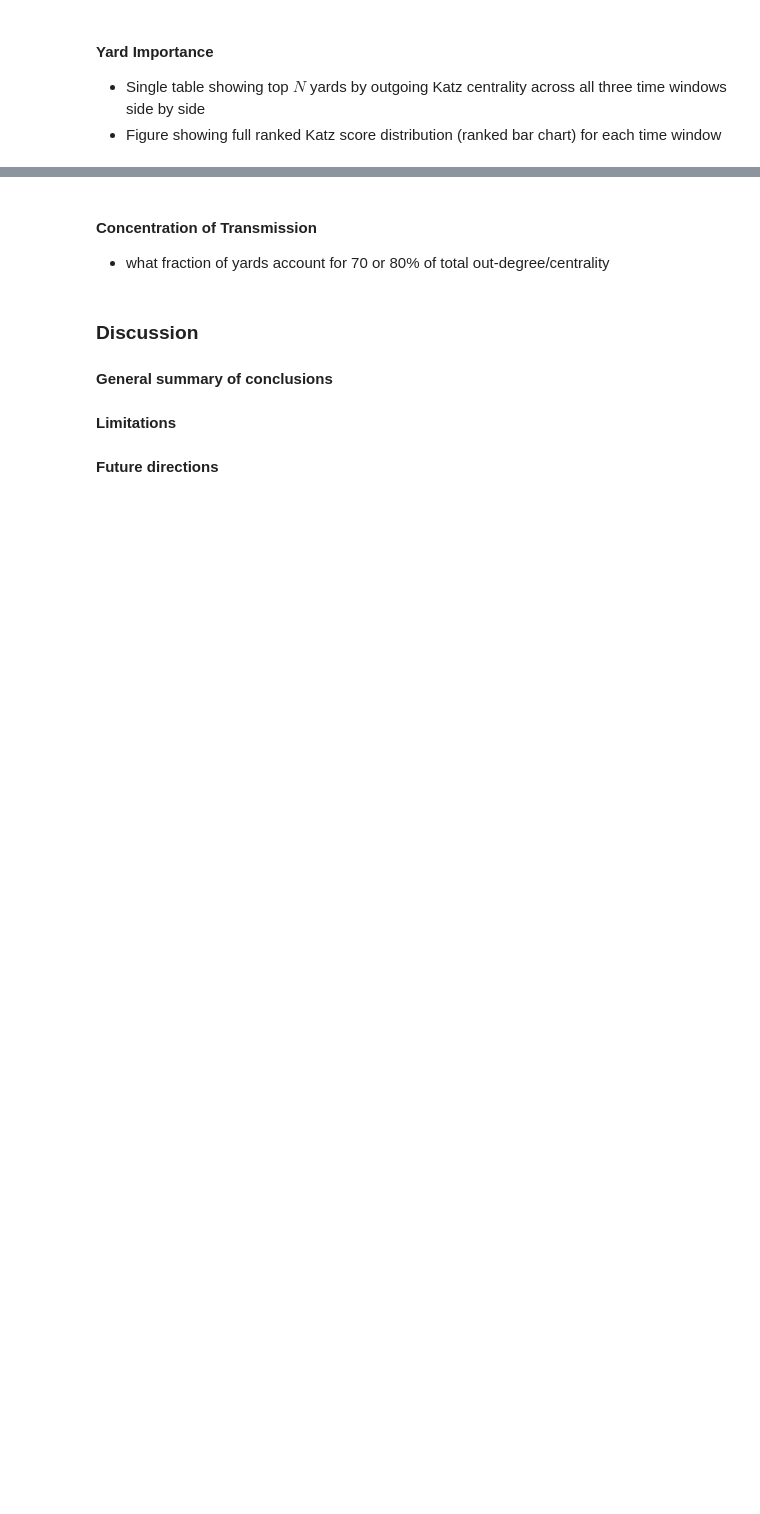
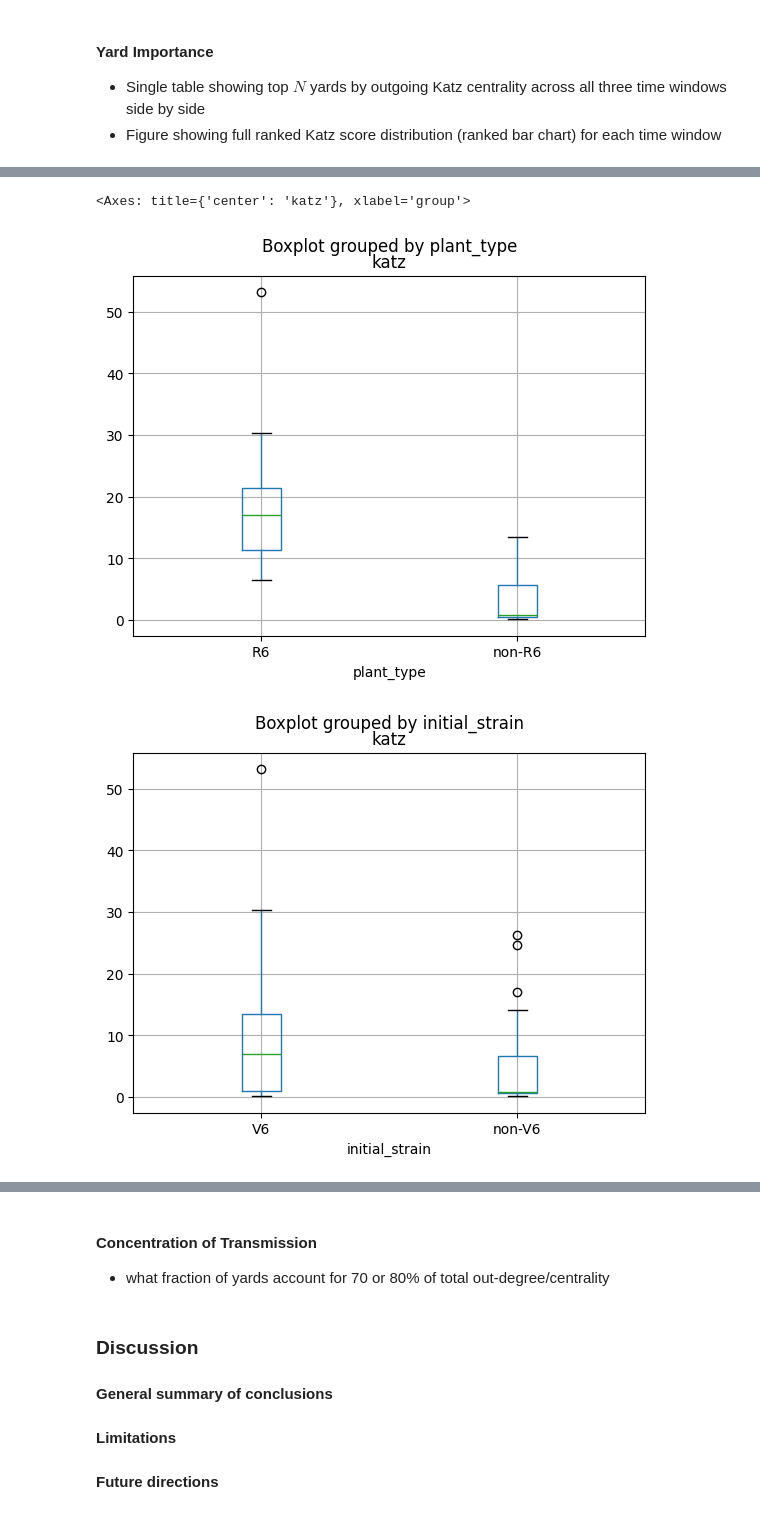
Before and after one commit to hawktre/CS_546_FinalProject, a Jupyter notebook: notebooks/4-network-analysis-finalproject.ipynb, the cells around one changed output, grey strips where cells are left out. Drawn from its saved outputs; the diff is of its cells as text; code cells hidden in the pictures; blank space fills up the shorter version.

```diff
--- a/notebooks/4-network-analysis-finalproject.ipynb
+++ b/notebooks/4-network-analysis-finalproject.ipynb
@@ -256,3 +338,13 @@ def katz_centrality(adj_matrix: np.ndarray, alpha: float, out = True):
     centrality = np.linalg.solve(I - alpha * adj_matrix, np.ones(n)) - 1
 
     return centrality
+# %%
+a = 0.9 / spectral_radius(jun_jul)
+katz_out = pd.DataFrame(katz_centrality(jun_jul, a), columns=["katz"], index=labels).sort_values("katz", ascending=False)
+katz_in = pd.DataFrame(katz_centrality(jun_jul, a, out=False), columns=["katz"], index=labels).sort_values("katz", ascending=False)
+
+katz_in = katz_in.merge(meta_2017[["field_id", "initial_strain", "plant_type"]], how="left", left_on="field_id", right_on="field_id")
+katz_in["group"] = katz_in["initial_strain"] + " | " + katz_in["plant_type"]
+
+katz_out = katz_out.merge(meta_2017[["field_id", "initial_strain", "plant_type"]], how="left", left_on="field_id", right_on="field_id")
+katz_out["group"] = katz_out["initial_strain"] + " | " + katz_out["plant_type"]
@@ -258,0 +369,12 @@ def katz_centrality(adj_matrix: np.ndarray, alpha: float, out = True):
+# %%
+katz_in.boxplot(column="katz", by="plant_type")
+katz_in.boxplot(column="katz", by="initial_strain")
+katz_in.boxplot(column="katz", by="group")
+
+katz_out.boxplot(column="katz", by="plant_type")
+katz_out.boxplot(column="katz", by="initial_strain")
+katz_out.boxplot(column="katz", by="group")
+# %% [output]
+<Axes: title={'center': 'katz'}, xlabel='group'>
+[figure, added]
+[figure, added]
```
Also changed, not shown: parts of 18 cells of this notebook.
